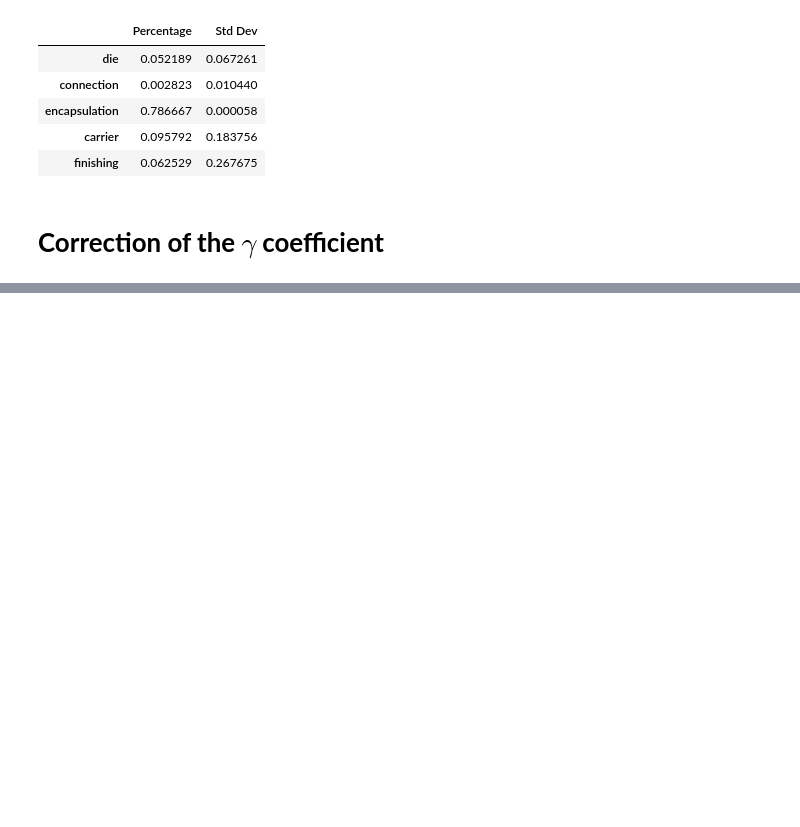
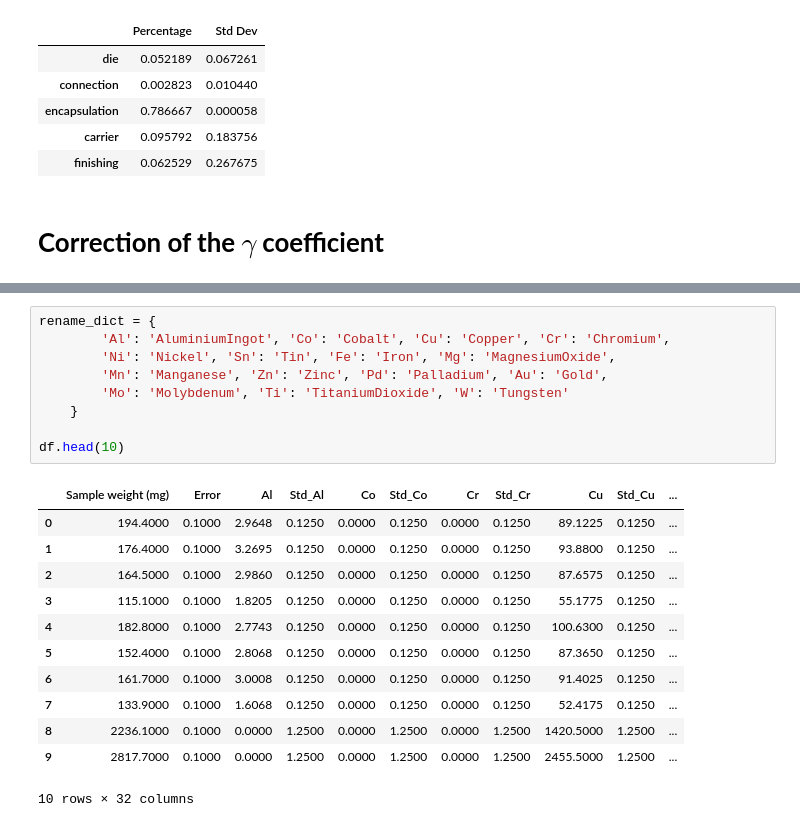
Before and after one commit to arthur0000-1/LCA_CPU_encapsulation, a Jupyter notebook: model.ipynb, the cells around one changed output, grey strips where cells are left out. Cells and saved outputs as stored; diff of their text form; blank space fills up the shorter version.

```diff
--- a/model.ipynb
+++ b/model.ipynb
@@ -1298,0 +1307,22 @@ display(df_full)
+# %%
+rename_dict = {
+        'Al': 'AluminiumIngot', 'Co': 'Cobalt', 'Cu': 'Copper', 'Cr': 'Chromium',
+        'Ni': 'Nickel', 'Sn': 'Tin', 'Fe': 'Iron', 'Mg': 'MagnesiumOxide',
+        'Mn': 'Manganese', 'Zn': 'Zinc', 'Pd': 'Palladium', 'Au': 'Gold',
+        'Mo': 'Molybdenum', 'Ti': 'TitaniumDioxide', 'W': 'Tungsten'
+    }
+
+df.head(10)
+# %% [output]
+|  | Sample weight (mg) | Error | Al | Std_Al | Co | Std_Co | Cr | Std_Cr | Cu | Std_Cu | ... |
+| 0 | 194.4000 | 0.1000 | 2.9648 | 0.1250 | 0.0000 | 0.1250 | 0.0000 | 0.1250 | 89.1225 | 0.1250 | ... |
+| 1 | 176.4000 | 0.1000 | 3.2695 | 0.1250 | 0.0000 | 0.1250 | 0.0000 | 0.1250 | 93.8800 | 0.1250 | ... |
+| 2 | 164.5000 | 0.1000 | 2.9860 | 0.1250 | 0.0000 | 0.1250 | 0.0000 | 0.1250 | 87.6575 | 0.1250 | ... |
+| 3 | 115.1000 | 0.1000 | 1.8205 | 0.1250 | 0.0000 | 0.1250 | 0.0000 | 0.1250 | 55.1775 | 0.1250 | ... |
+| 4 | 182.8000 | 0.1000 | 2.7743 | 0.1250 | 0.0000 | 0.1250 | 0.0000 | 0.1250 | 100.6300 | 0.1250 | ... |
+| 5 | 152.4000 | 0.1000 | 2.8068 | 0.1250 | 0.0000 | 0.1250 | 0.0000 | 0.1250 | 87.3650 | 0.1250 | ... |
+| 6 | 161.7000 | 0.1000 | 3.0008 | 0.1250 | 0.0000 | 0.1250 | 0.0000 | 0.1250 | 91.4025 | 0.1250 | ... |
+| 7 | 133.9000 | 0.1000 | 1.6068 | 0.1250 | 0.0000 | 0.1250 | 0.0000 | 0.1250 | 52.4175 | 0.1250 | ... |
+| 8 | 2236.1000 | 0.1000 | 0.0000 | 1.2500 | 0.0000 | 1.2500 | 0.0000 | 1.2500 | 1420.5000 | 1.2500 | ... |
+| 9 | 2817.7000 | 0.1000 | 0.0000 | 1.2500 | 0.0000 | 1.2500 | 0.0000 | 1.2500 | 2455.5000 | 1.2500 | ... |
+10 rows × 32 columns
```
Also changed, not shown: parts of 18 cells of this notebook.
